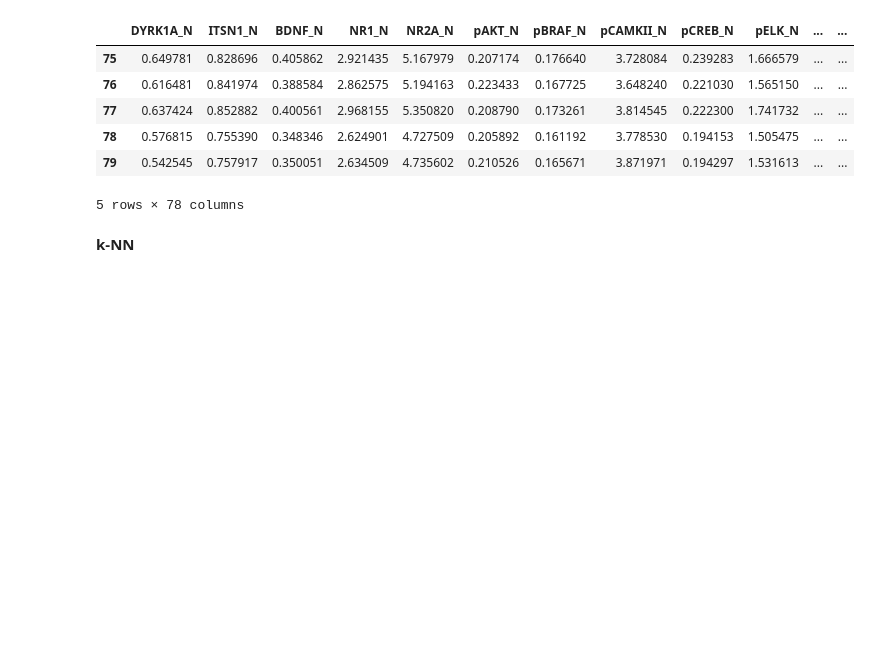
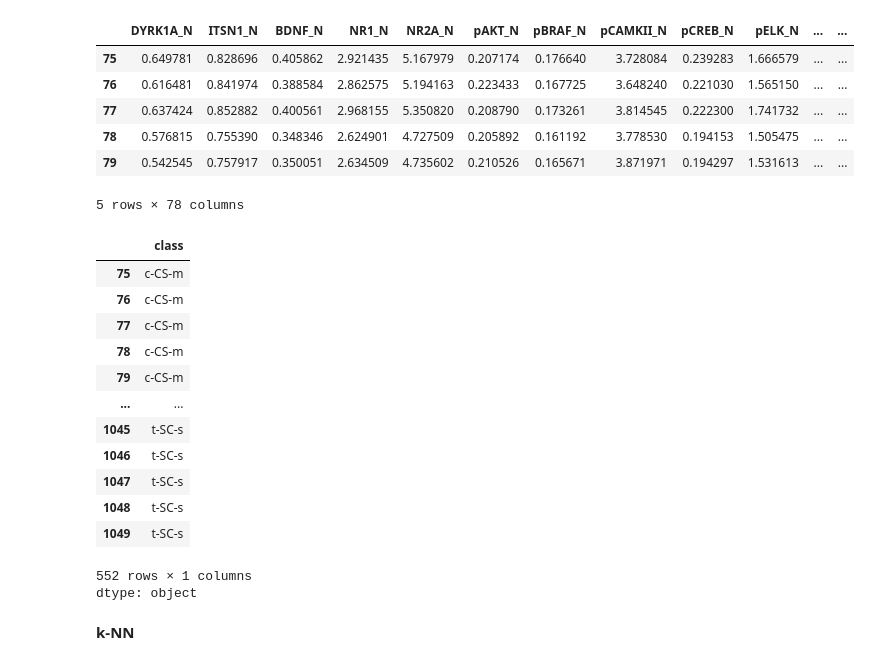
Before and after one commit to guptaankit894/AAIM, a Jupyter notebook: google_colab_files/Machine_Learning_Workflow.ipynb, the cells around one changed output. Cells and saved outputs as stored; diff of their text form; code cells hidden in the pictures; blank space fills up the shorter version.

```diff
--- a/google_colab_files/Machine_Learning_Workflow.ipynb
+++ b/google_colab_files/Machine_Learning_Workflow.ipynb
@@ -58,6 +58,26 @@ data.head() # Printing first 5 columns to see the data in the dataframe
 | 78 | 0.576815 | 0.755390 | 0.348346 | 2.624901 | 4.727509 | 0.205892 | 0.161192 | 3.778530 | 0.194153 | 1.505475 | ... | ... |
 | 79 | 0.542545 | 0.757917 | 0.350051 | 2.634509 | 4.735602 | 0.210526 | 0.165671 | 3.871971 | 0.194297 | 1.531613 | ... | ... |
 5 rows × 78 columns
+# %%
+X=data.iloc[:,0:77]
+y=data.iloc[:,77]
+# %%
+y
+# %% [output]
+|  | class |
+| 75 | c-CS-m |
+| 76 | c-CS-m |
+| 77 | c-CS-m |
+| 78 | c-CS-m |
+| 79 | c-CS-m |
+| ... | ... |
+| 1045 | t-SC-s |
+| 1046 | t-SC-s |
+| 1047 | t-SC-s |
+| 1048 | t-SC-s |
+| 1049 | t-SC-s |
+552 rows × 1 columns
+dtype: object
 # %% [markdown]
 **k-NN**
 # %%
```
